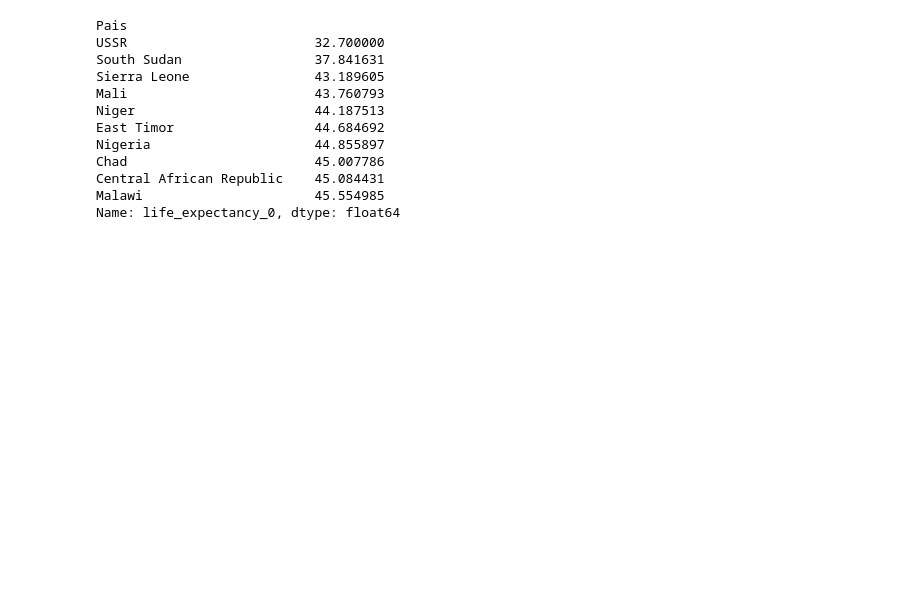
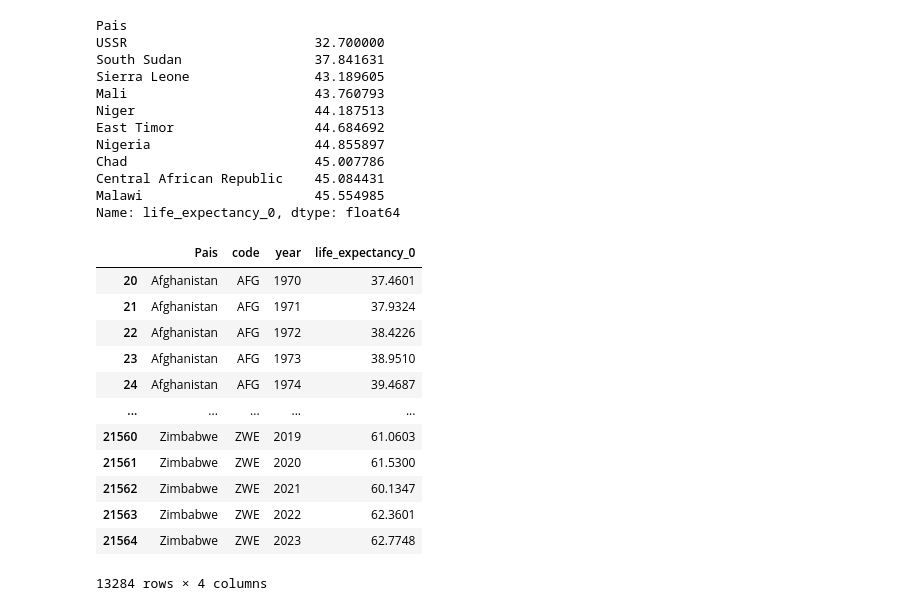
Before and after one commit to VicTavares8/BigData, a Jupyter notebook: U1_1_Probabilidad_Estadistica/notebooks/02_transformaciones.ipynb, the cells around one changed output. Saved outputs shown, nothing was run; the diff lists cells and outputs as text; code cells hidden in the pictures; blank space fills up the shorter version.

```diff
--- a/U1_1_Probabilidad_Estadistica/notebooks/02_transformaciones.ipynb
+++ b/U1_1_Probabilidad_Estadistica/notebooks/02_transformaciones.ipynb
@@ -62,3 +62,20 @@ Chad                        45.007786
 Central African Republic    45.084431
 Malawi                      45.554985
 Name: life_expectancy_0, dtype: float64
+# %%
+res_1 = df [(df["year"] >= 1970)]
+res_1
+# %% [output]
+|  | Pais | code | year | life_expectancy_0 |
+| 20 | Afghanistan | AFG | 1970 | 37.4601 |
+| 21 | Afghanistan | AFG | 1971 | 37.9324 |
+| 22 | Afghanistan | AFG | 1972 | 38.4226 |
+| 23 | Afghanistan | AFG | 1973 | 38.9510 |
+| 24 | Afghanistan | AFG | 1974 | 39.4687 |
+| ... | ... | ... | ... | ... |
+| 21560 | Zimbabwe | ZWE | 2019 | 61.0603 |
+| 21561 | Zimbabwe | ZWE | 2020 | 61.5300 |
+| 21562 | Zimbabwe | ZWE | 2021 | 60.1347 |
+| 21563 | Zimbabwe | ZWE | 2022 | 62.3601 |
+| 21564 | Zimbabwe | ZWE | 2023 | 62.7748 |
+13284 rows × 4 columns
```
Also changed, not shown: parts of 1 cell of this notebook, 2 other files.
